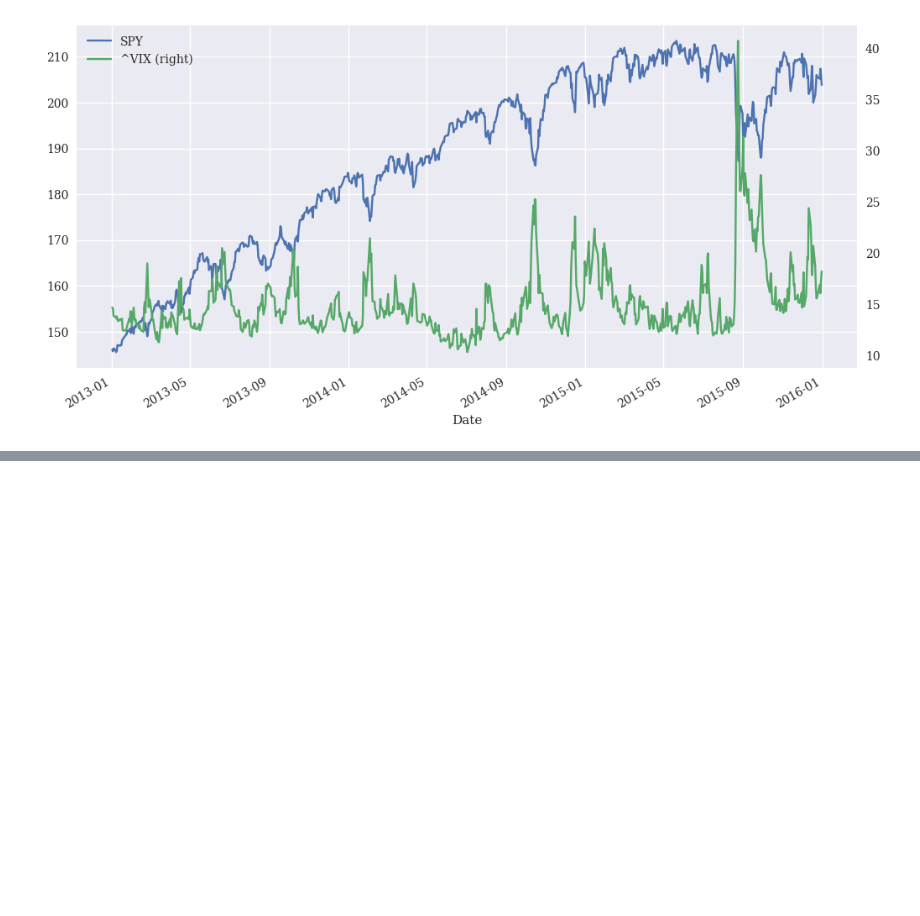
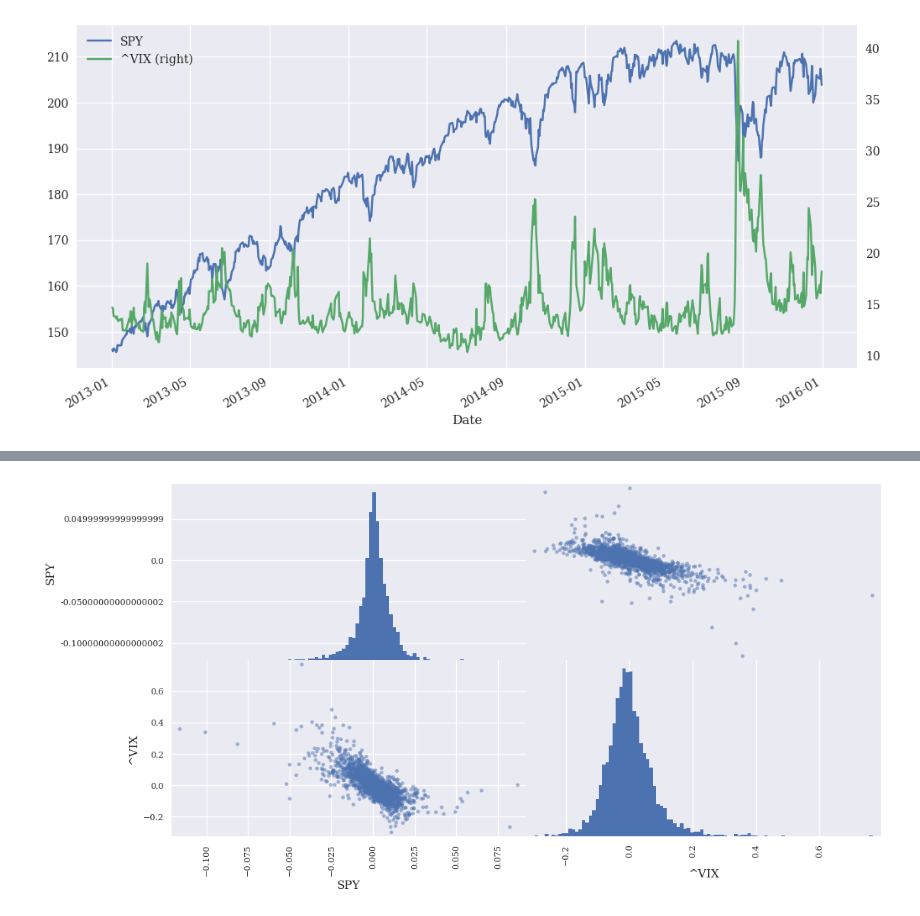
Before and after one commit to MartinKasak/Python_Finance_Numpy_Pandas, a Jupyter notebook: Python Finance.ipynb, the cells around one changed output, grey strips where cells are left out. Cells and saved outputs as stored; diff of their text form; code cells hidden in the pictures; blank space fills up the shorter version.

```diff
--- a/Python Finance.ipynb
+++ b/Python Finance.ipynb
@@ -292,0 +312,7 @@ df_multiple_symbols.loc[:"2015-12-31"].plot(secondary_y="^VIX", figsize=(12, 6))
+# %%
+#koostame scatterplot maatrixi
+#alpho->täppide tugevus, diagonal=>histogram, bins on mitu tulpa
+pd.plotting.scatter_matrix(rets, alpha=0.5, diagonal='hist',
+hist_kwds={'bins': 100}, figsize=(12, 6));
+# %% [output]
+[figure, added]
```
Also changed, not shown: parts of 16 cells of this notebook.
